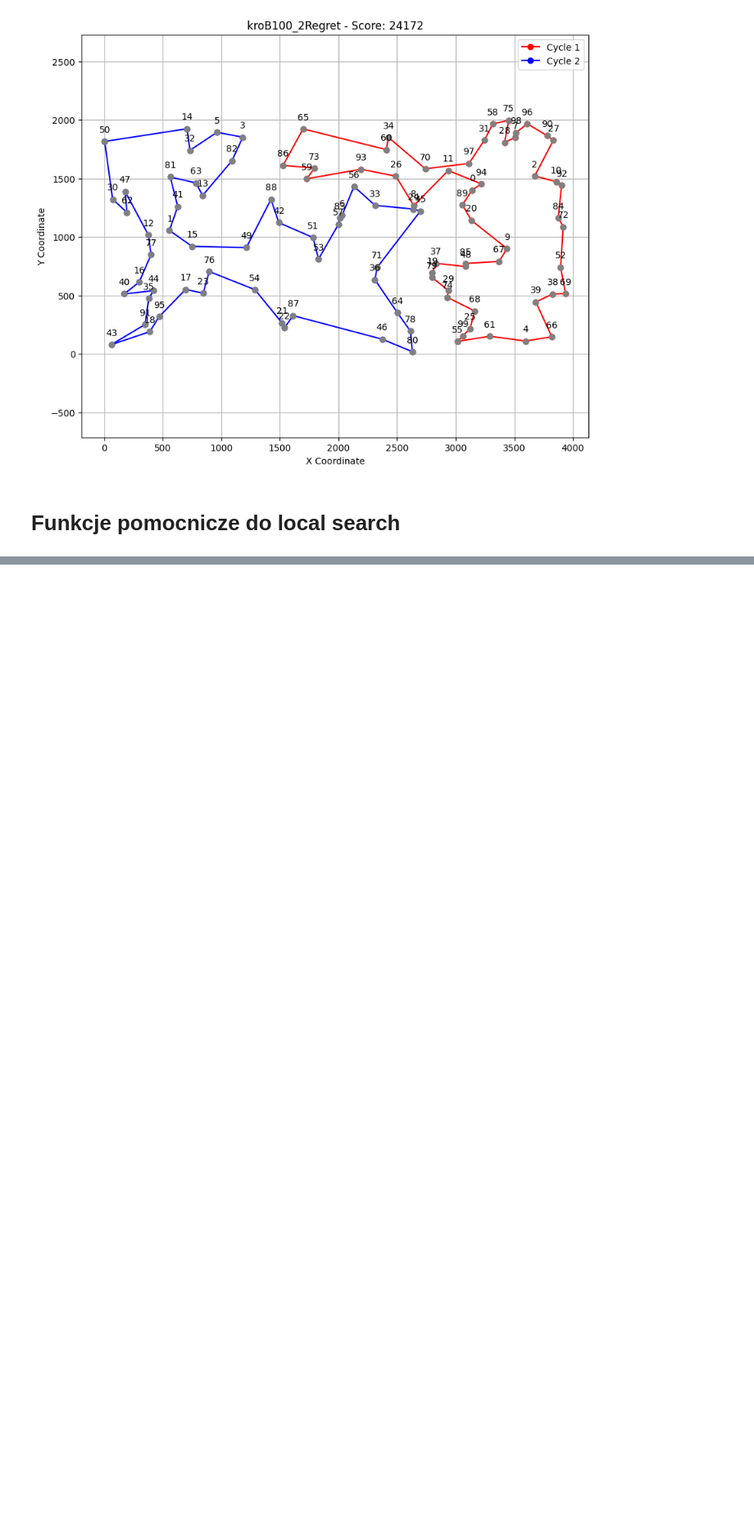
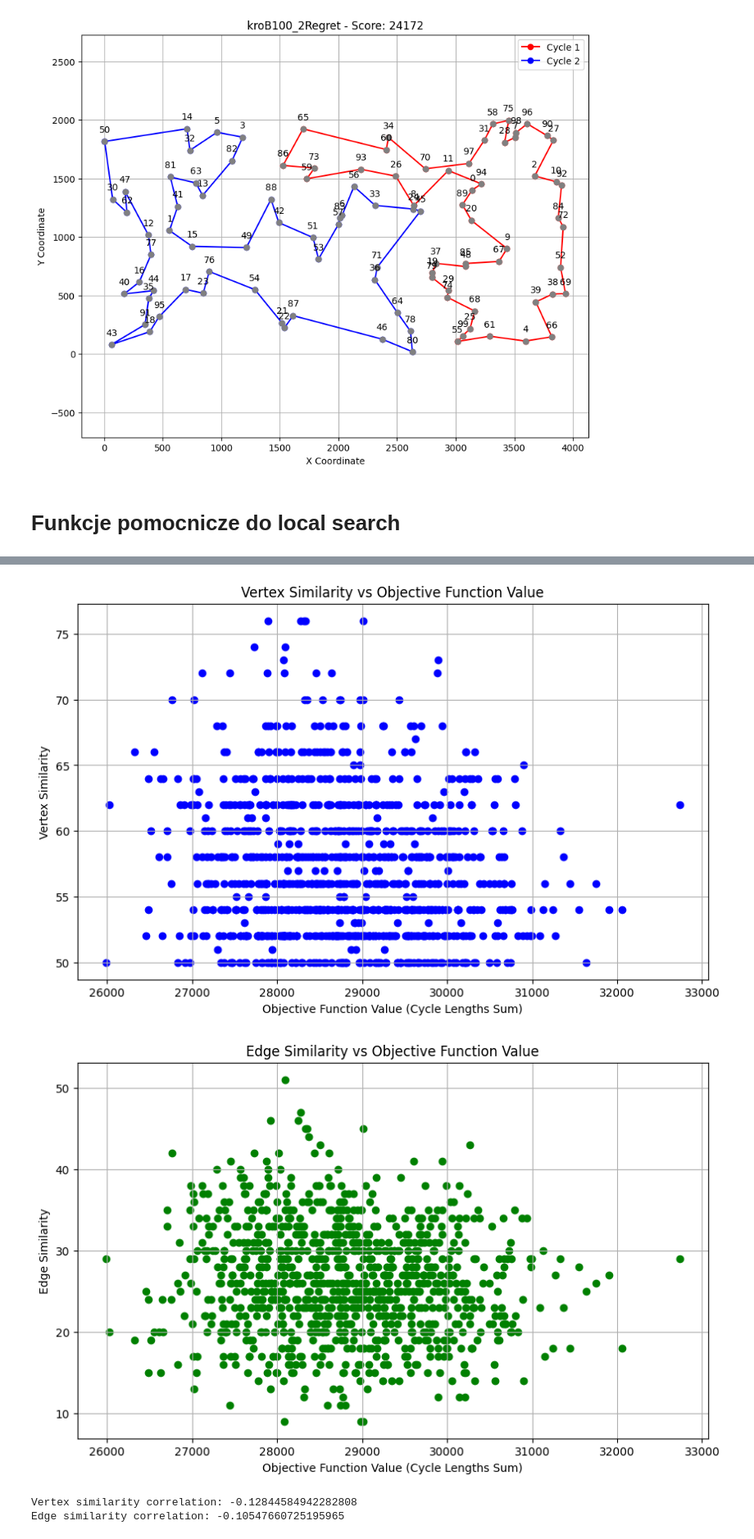
Before and after one commit to Evarios/IMO, a Jupyter notebook: zad6/zad6.ipynb, the cells around one changed output, grey strips where cells are left out. Shown at 82% size. Drawn from its saved outputs; the diff is of its cells as text; code cells hidden in the pictures; blank space fills up the shorter version.

```diff
--- a/zad6/zad6.ipynb
+++ b/zad6/zad6.ipynb
@@ -682,3 +621,11 @@ for key, value in best_cycles.items():
+# %%
+# Run the experiment with distance_matrix_B and the best solution obtained earlier
+global_convexity_experiment(distance_matrix_B, coords_B, cycle1, cycle2)
+# %% [output]
+[figure, added]
+[figure, added]
+Vertex similarity correlation: -0.12844584942282808
+Edge similarity correlation: -0.10547660725195965
 # %%
 def generate_random_local_optima(num_optima, distance_matrix):
     local_optima = []
```
Also changed, not shown: parts of 8 cells of this notebook, 8 other files.
